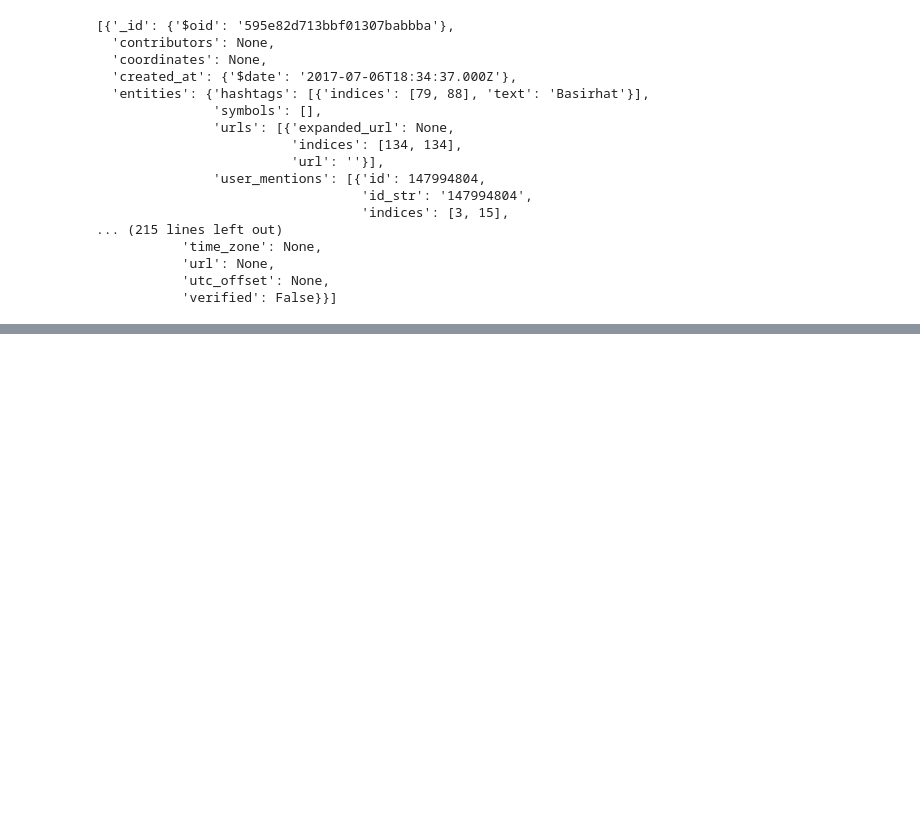
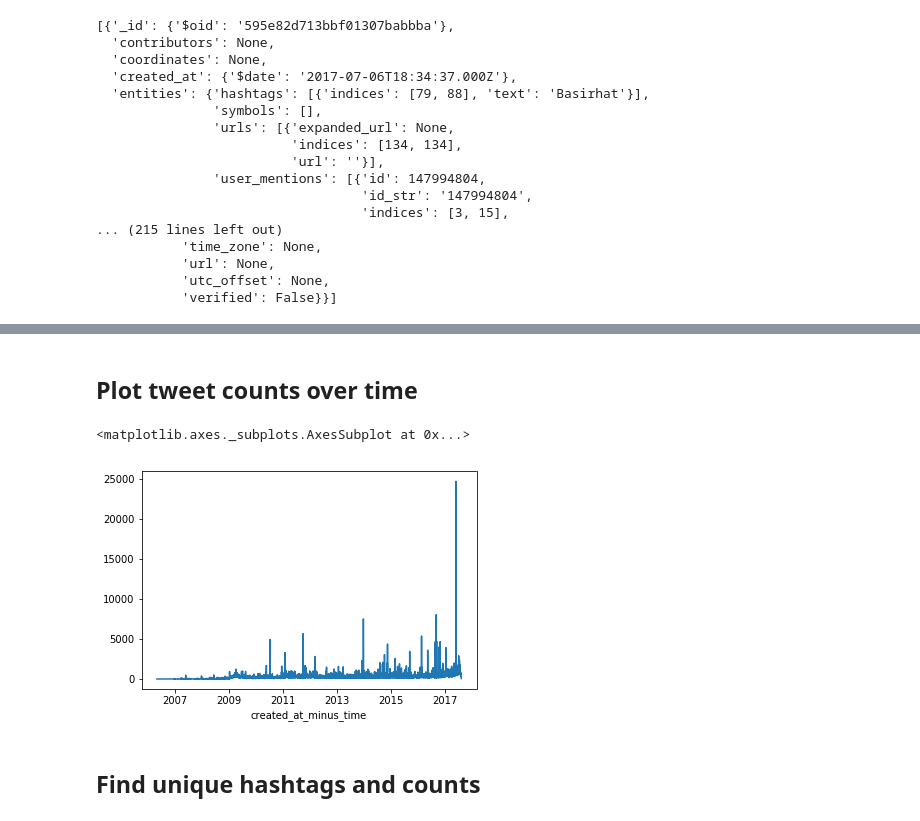
Before and after one commit to adamstueckrath/SyriaProject, a Jupyter notebook: web_scrapers/twitter_data_analysis.ipynb, the cells around one changed output, grey strips where cells are left out. Saved outputs shown, nothing was run; the diff lists cells and outputs as text; code cells hidden in the pictures; blank space fills up the shorter version.

```diff
--- a/web_scrapers/twitter_data_analysis.ipynb
+++ b/web_scrapers/twitter_data_analysis.ipynb
@@ -224,0 +259,21 @@ print(geo_tags_test)
+# %%
+# get information about dates of tweets
+# https://stackoverflow.com/questions/6217056/twitter-timezone-created-at-utc-time-values-to-calculate-what-time-zone-the
+import csv
+tweet_dates_csv = '/Users/adamstueckrath/Desktop/twitter_data/tweets_no_retweets/tweets_no_retweets_dates.csv'
+json_stream = nljson_generator(tweets_no_retweets_path)
+with open(tweet_dates, mode='w') as csv_file:
+    tweet_writer = csv.writer(csv_file, delimiter=',')
+    for tweet in json_stream:
+        tweet_id = tweet['_id']['$oid']
+        tweet_date = tweet['user']['created_at']
+        utc_offset = tweet['user']['utc_offset']
+        tweet_date_object = pandas.to_datetime(tweet_date)
+        tweet_date_object_offset = tweet_date_object.tz_localize(utc_offset)
+        tweet_writer.writerow([tweet_id, tweet_date_object, tweet_date_object_offset])
+# %%
+# load tweet dates into dataframe
+tweet_dates_df = pandas.read_csv(tweet_dates_csv, sep=',', delimiter=None,
+                                 header=None, names=['id','created_at','created_at_offset'],
+                                 parse_dates=['created_at', 'created_at_offset'])
+tweet_dates_df.head()
@@ -224,0 +287,20 @@ print(geo_tags_test)
+# %% [markdown]
+## Plot tweet counts over time
+# %%
+
+import datetime
+%matplotlib inline
+import matplotlib.pyplot as plt
+
+tweet_dates_df['created_at_minus_time'] = tweet_dates_df["created_at"].apply(lambda df: datetime.datetime(year=df.year,
+                                                                                                          month=df.month,
+                                                                                                          day=df.day))
+# group tweet dates and counts
+# plot over time
+tweet_dates_group_df = tweet_dates_df['created_at_minus_time'].groupby([tweet_dates_df.created_at_minus_time.dt.date]).agg('count')
+tweet_dates_group_df.plot(kind="line")
+# %% [output]
+<matplotlib.axes._subplots.AxesSubplot at 0x...>
+[figure, added]
+# %% [markdown]
+## Find unique hashtags and counts
```
Also changed, not shown: parts of 22 cells of this notebook, 1 other file.
